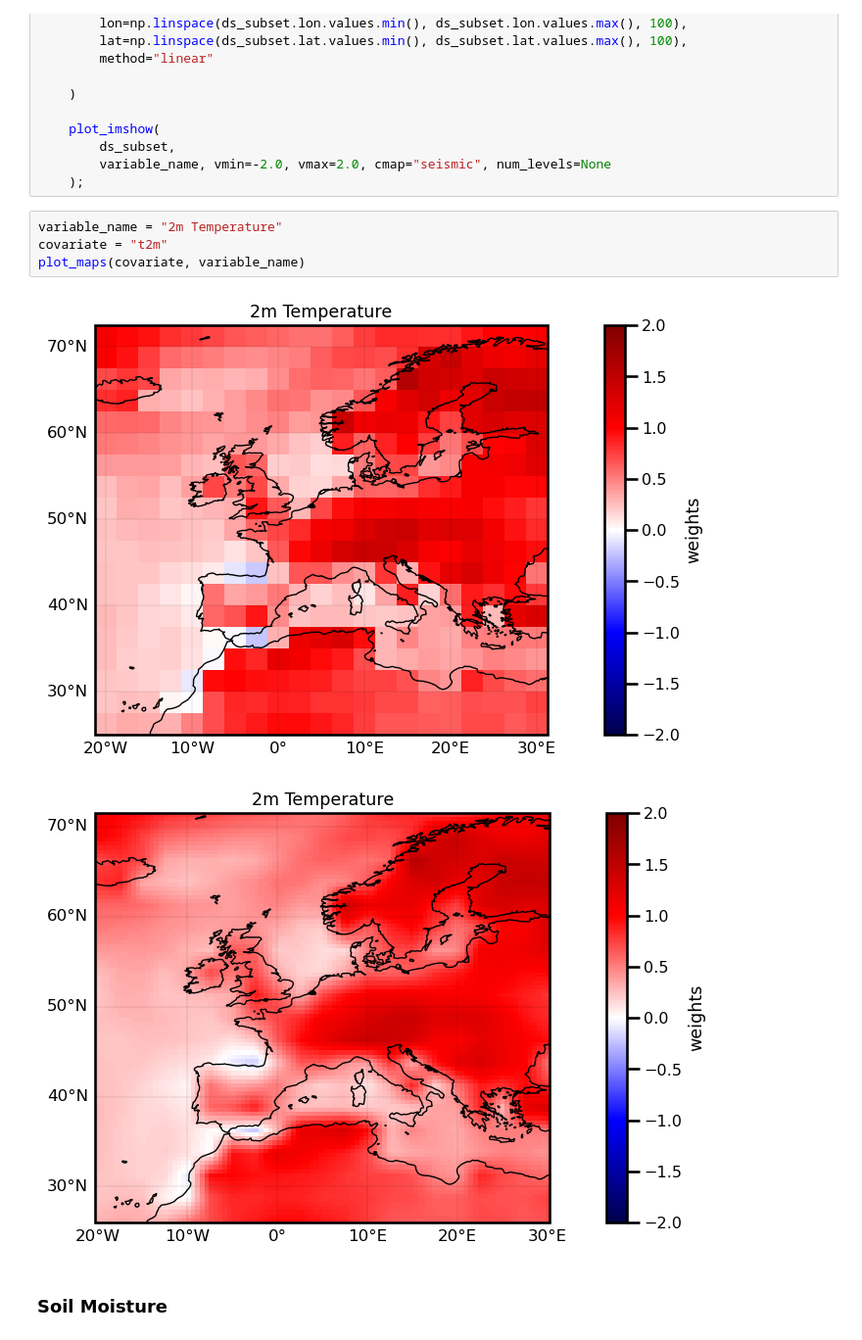
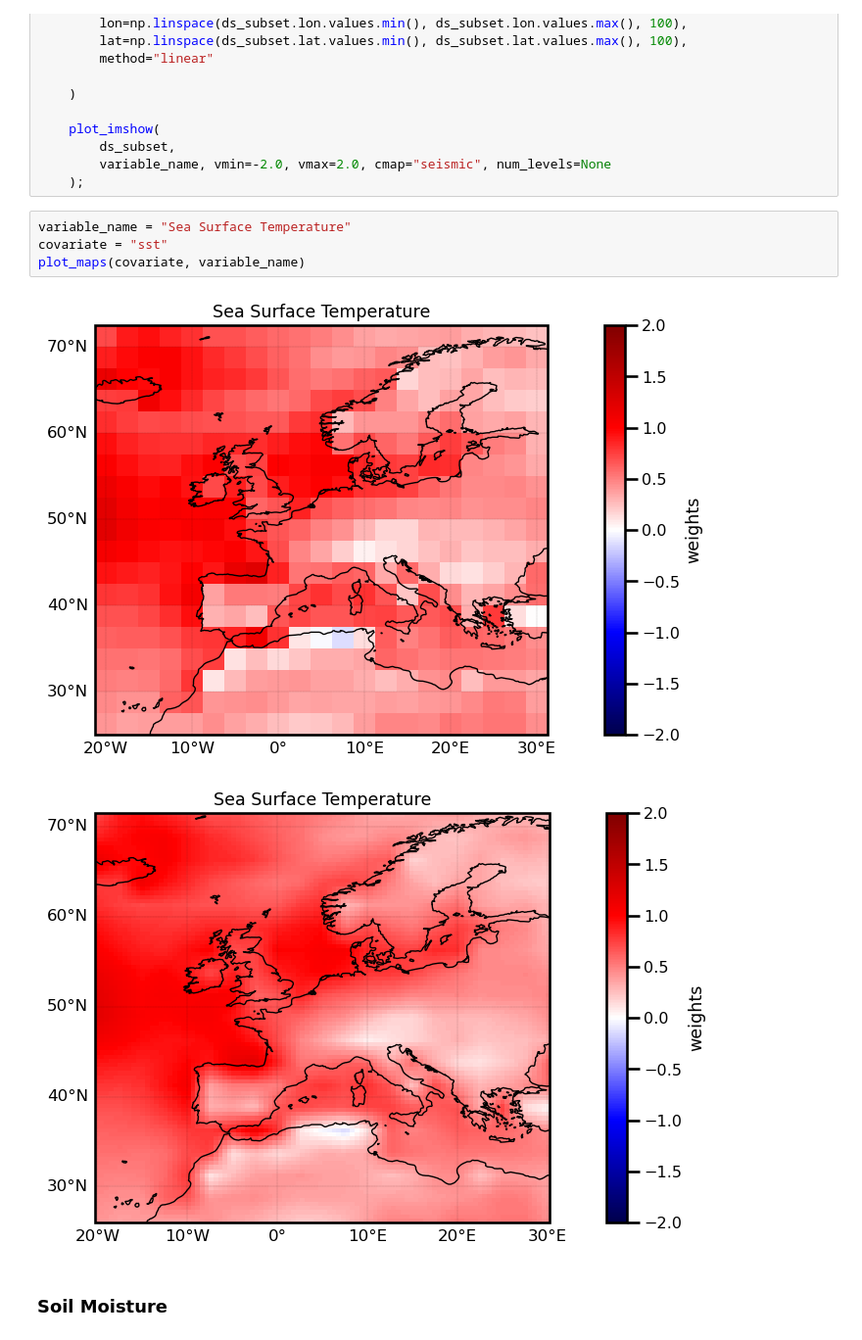
Before and after one commit to jejjohnson/jbayesevt, a Jupyter notebook: notebooks/ai4storylines/4.1_gp_map.ipynb, the cells around one changed output. Shown at 98% size. Saved outputs shown, nothing was run; the diff lists cells and outputs as text.

Commit message:
Fixed GP plot

```diff
--- a/notebooks/ai4storylines/4.1_gp_map.ipynb
+++ b/notebooks/ai4storylines/4.1_gp_map.ipynb
@@ -263,12 +263,12 @@ def plot_maps(covariate, variable_name):
         variable_name, vmin=-2.0, vmax=2.0, cmap="seismic", num_levels=None
     );
 # %%
-variable_name = "2m Temperature"
-covariate = "t2m"
+variable_name = "Sea Surface Temperature"
+covariate = "sst"
 plot_maps(covariate, variable_name)
 # %% [output]
-[figure, old version]
+[figure, new version]
-[figure, old version]
+[figure, new version]
 # %% [markdown]
 ### Soil Moisture
 # %%
```
